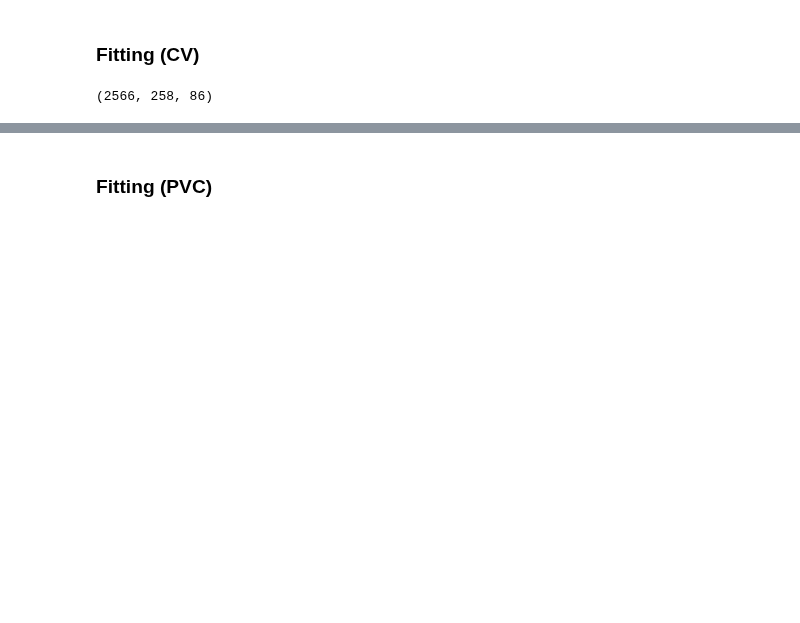
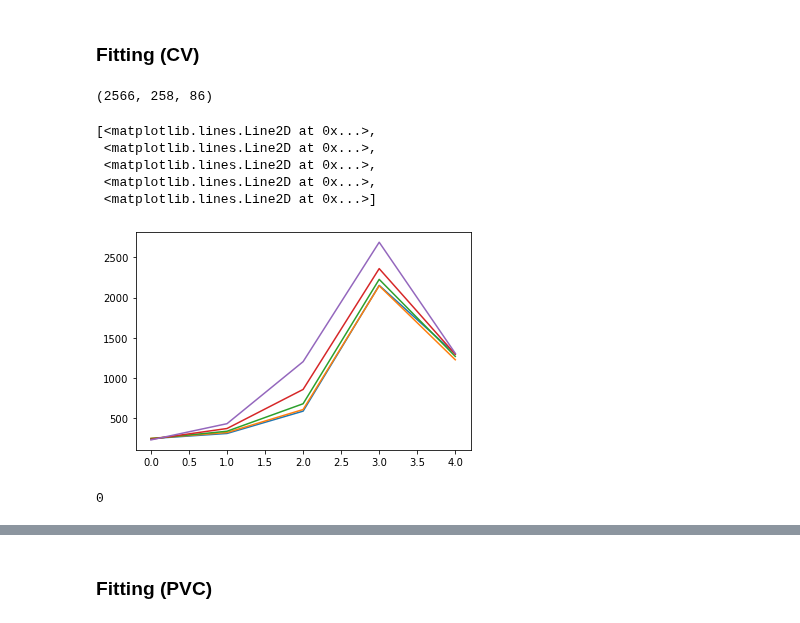
Before and after one commit to BouchardLab/FCCA_analysis, a Jupyter notebook: notebooks/final/Fig2.ipynb, the cells around one changed output, grey strips where cells are left out. Drawn from its saved outputs; the diff is of its cells as text; code cells hidden in the pictures; blank space fills up the shorter version.

```diff
--- a/notebooks/final/Fig2.ipynb
+++ b/notebooks/final/Fig2.ipynb
@@ -256,5 +307,5 @@ import h5py
 # %%
-f = h5py.File('/media/akumar/Data/nse/data/neuraldata/EC2_hg.h5', 'r')
+f = h5py.File('/home/akumar/nse/neural_control/data/EC2_hg.h5', 'r')
 # %%
 X = np.squeeze(f['X'])
 y = np.array(f['y'])
@@ -291,4 +342,28 @@ for train_idxs, test_idxs in KFold(5).split(X):
         cv_result_list.append(results)
 
     fold_idx += 1
+# %%
+# with open('cv_result_list.dat', 'wb') as f:
+#     f.write(pickle.dumps(cv_result_list))
+with open('cv_result_list.dat', 'rb') as f:
+    cv_result_list = pickle.load(f)
+# %%
+cv_df = pd.DataFrame(cv_result_list)
+# %%
+etrain = np.zeros((5, 5, 5))
+etest = np.zeros((5, 5, 5))
+
+fold_idx = 0
+for j, (train_idxs, test_idxs) in enumerate(KFold(5).split(X)):
+    ccm_train = estimate_autocorrelation(X[train_idxs], 5)
+    ccm_test = estimate_autocorrelation(X[test_idxs], 5)
+
+    for k, var_order in enumerate([1, 2, 3, 4, 5]):
+        df_ = apply_df_filters(cv_df, fold_idx=fold_idx, var_order=var_order)
+        assert(df_.shape[0] == 1)
+        varss = VARss(df_.iloc[0]['coef'])
+        etrain[j, k] = [np.linalg.norm(ccm_train[idx] - varss.autocorrelation(5)[idx]) for idx in range(5)]
+        etest[j, k] = [np.linalg.norm(ccm_test[idx] - varss.autocorrelation(5)[idx]) for idx in range(5)]
+
+    fold_idx += 1
 # %%
@@ -296,0 +373,13 @@ with open('cv_result_list.dat', 'wb') as f:
+# %%
+plt.plot(np.mean(etest, axis=0))
+# %% [output]
+[<matplotlib.lines.Line2D at 0x...>,
+ <matplotlib.lines.Line2D at 0x...>,
+ <matplotlib.lines.Line2D at 0x...>,
+ <matplotlib.lines.Line2D at 0x...>,
+ <matplotlib.lines.Line2D at 0x...>]
+[figure, added]
+# %%
+np.argmin(np.sum(etest[:, 1, :], axis=-1))
+# %% [output]
+0
```
Also changed, not shown: parts of 21 cells of this notebook.
